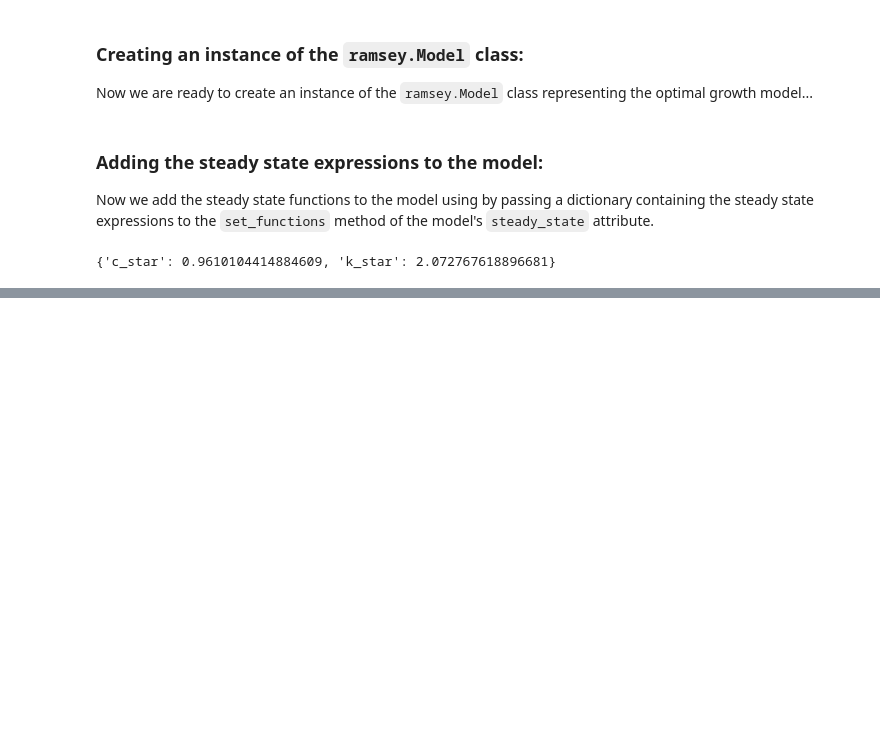
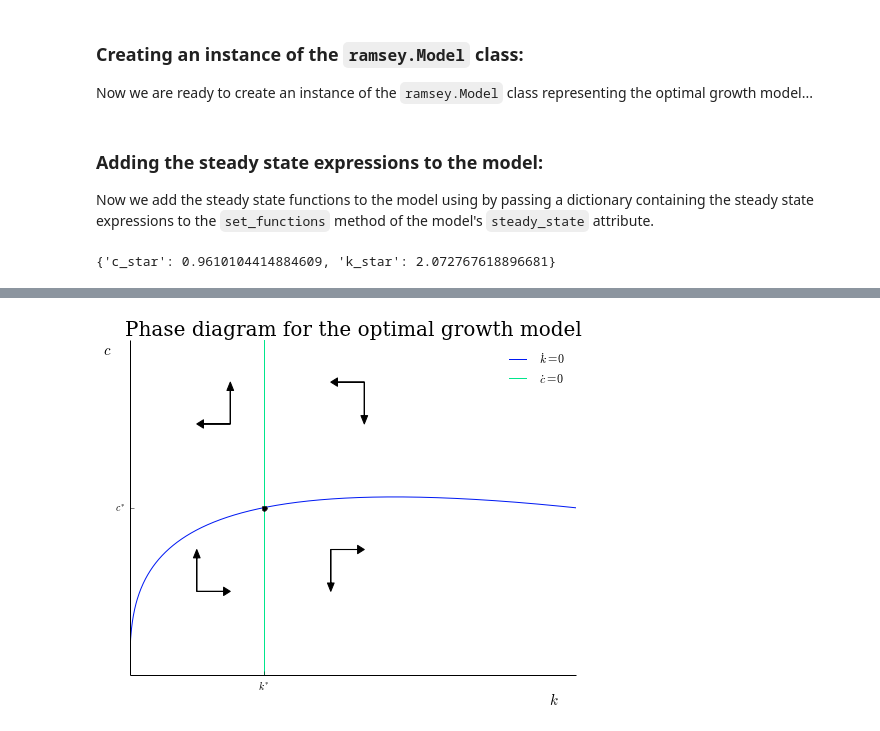
Before and after one commit to davidrpugh/numerical-methods, a Jupyter notebook: lab-2/lab-2.ipynb, the cells around one changed output, grey strips where cells are left out. Cells and saved outputs as stored; diff of their text form; code cells hidden in the pictures; blank space fills up the shorter version.

```diff
--- a/lab-2/lab-2.ipynb
+++ b/lab-2/lab-2.ipynb
@@ -566,0 +613,7 @@ model.steady_state.values
+# %%
+# generate a simple phase diagram plot
+plt.figure(figsize=(8,6))
+model.plot_phase_diagram(gridmax=20, N=1000, arrows=True)
+plt.show()
+# %% [output]
+[figure, added]
```
Also changed, not shown: parts of 30 cells of this notebook.
